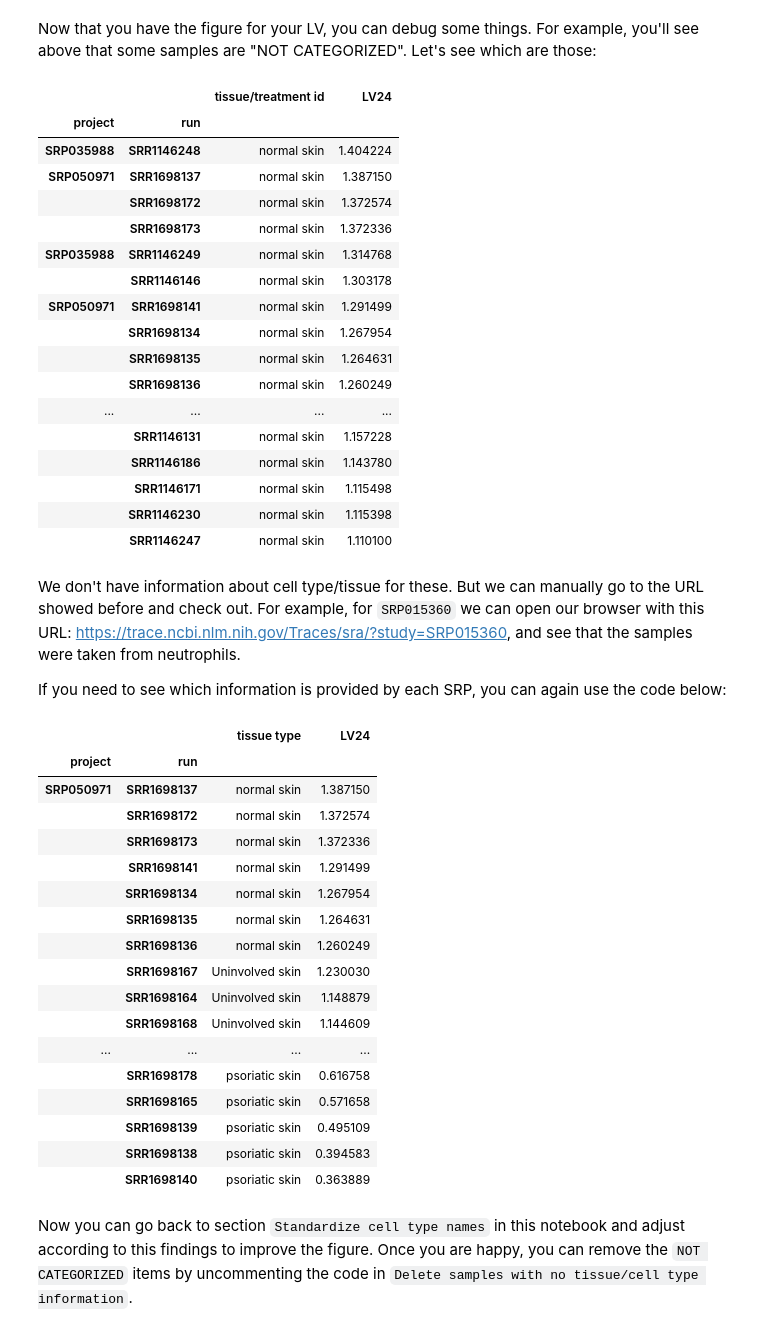
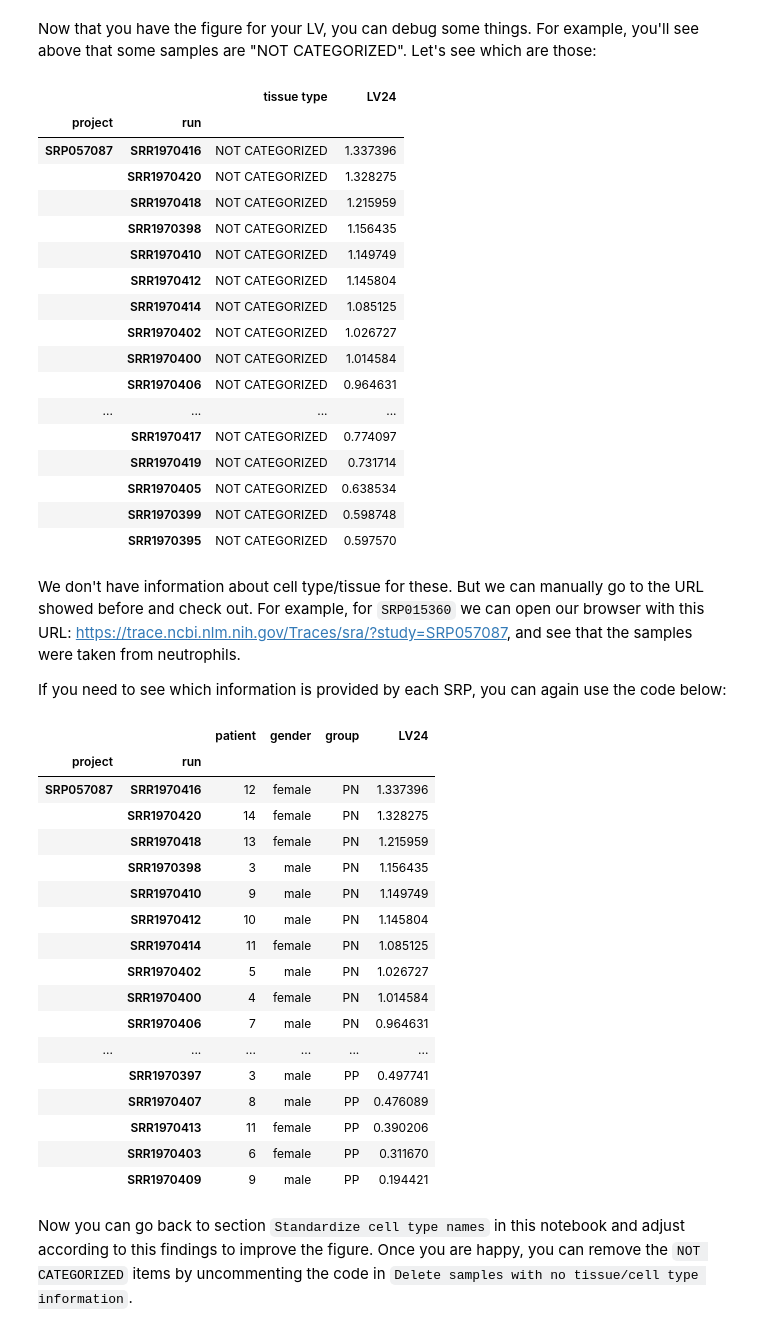
Before and after one commit to pivlab/phenoplier, a Jupyter notebook: nbs/99_demo/bone/90-LV24-cell_types.ipynb, the cells around one changed output. Cells and saved outputs as stored; diff of their text form; code cells hidden in the pictures.

```diff
--- a/nbs/99_demo/bone/90-LV24-cell_types.ipynb
+++ b/nbs/99_demo/bone/90-LV24-cell_types.ipynb
@@ -449,59 +443,59 @@ with pd.option_context(
     "display.max_rows", None, "display.max_columns", None, "display.max_colwidth", None
 ):
     _tmp = final_plot_data[
-        final_plot_data[SELECTED_ATTRIBUTES[0]].str.contains("normal skin")
+        final_plot_data[SELECTED_ATTRIBUTES[0]].str.contains("NOT CAT")
     ]
     display(_tmp.head(20))
 # %% [output]
-|  |  | tissue/treatment id | LV24 |
+|  |  | tissue type | LV24 |
 | project | run |  |  |
-| SRP035988 | SRR1146248 | normal skin | 1.404224 |
-| SRP050971 | SRR1698137 | normal skin | 1.387150 |
-|  | SRR1698172 | normal skin | 1.372574 |
-|  | SRR1698173 | normal skin | 1.372336 |
-| SRP035988 | SRR1146249 | normal skin | 1.314768 |
-|  | SRR1146146 | normal skin | 1.303178 |
-| SRP050971 | SRR1698141 | normal skin | 1.291499 |
-|  | SRR1698134 | normal skin | 1.267954 |
-|  | SRR1698135 | normal skin | 1.264631 |
-|  | SRR1698136 | normal skin | 1.260249 |
+| SRP057087 | SRR1970416 | NOT CATEGORIZED | 1.337396 |
+|  | SRR1970420 | NOT CATEGORIZED | 1.328275 |
+|  | SRR1970418 | NOT CATEGORIZED | 1.215959 |
+|  | SRR1970398 | NOT CATEGORIZED | 1.156435 |
+|  | SRR1970410 | NOT CATEGORIZED | 1.149749 |
+|  | SRR1970412 | NOT CATEGORIZED | 1.145804 |
+|  | SRR1970414 | NOT CATEGORIZED | 1.085125 |
+|  | SRR1970402 | NOT CATEGORIZED | 1.026727 |
+|  | SRR1970400 | NOT CATEGORIZED | 1.014584 |
+|  | SRR1970406 | NOT CATEGORIZED | 0.964631 |
 | ... | ... | ... | ... |
-|  | SRR1146131 | normal skin | 1.157228 |
-|  | SRR1146186 | normal skin | 1.143780 |
-|  | SRR1146171 | normal skin | 1.115498 |
-|  | SRR1146230 | normal skin | 1.115398 |
-|  | SRR1146247 | normal skin | 1.110100 |
+|  | SRR1970417 | NOT CATEGORIZED | 0.774097 |
+|  | SRR1970419 | NOT CATEGORIZED | 0.731714 |
+|  | SRR1970405 | NOT CATEGORIZED | 0.638534 |
+|  | SRR1970399 | NOT CATEGORIZED | 0.598748 |
+|  | SRR1970395 | NOT CATEGORIZED | 0.597570 |
 # %% [markdown]
 We don't have information about cell type/tissue for these.
 But we can manually go to the URL showed before and check out.
 For example, for `SRP015360` we can open our browser with this URL:
-https://trace.ncbi.nlm.nih.gov/Traces/sra/?study=SRP015360, and see that the samples were taken from neutrophils.
+https://trace.ncbi.nlm.nih.gov/Traces/sra/?study=SRP057087, and see that the samples were taken from neutrophils.
 
 If you need to see which information is provided by each SRP, you can again use the code below:
 # %%
 # what is there in these projects?
-lv_data.loc[["SRP050971"]].dropna(how="all", axis=1).sort_values(
+lv_data.loc[["SRP057087"]].dropna(how="all", axis=1).sort_values(
     LV_NAME, ascending=False
 ).head(60)
 # %% [output]
-|  |  | tissue type | LV24 |
-| project | run |  |  |
-| SRP050971 | SRR1698137 | normal skin | 1.387150 |
-|  | SRR1698172 | normal skin | 1.372574 |
-|  | SRR1698173 | normal skin | 1.372336 |
-|  | SRR1698141 | normal skin | 1.291499 |
-|  | SRR1698134 | normal skin | 1.267954 |
-|  | SRR1698135 | normal skin | 1.264631 |
-|  | SRR1698136 | normal skin | 1.260249 |
-|  | SRR1698167 | Uninvolved skin | 1.230030 |
-|  | SRR1698164 | Uninvolved skin | 1.148879 |
-|  | SRR1698168 | Uninvolved skin | 1.144609 |
-| ... | ... | ... | ... |
-|  | SRR1698178 | psoriatic skin | 0.616758 |
-|  | SRR1698165 | psoriatic skin | 0.571658 |
-|  | SRR1698139 | psoriatic skin | 0.495109 |
-|  | SRR1698138 | psoriatic skin | 0.394583 |
-|  | SRR1698140 | psoriatic skin | 0.363889 |
+|  |  | patient | gender | group | LV24 |
+| project | run |  |  |  |  |
+| SRP057087 | SRR1970416 | 12 | female | PN | 1.337396 |
+|  | SRR1970420 | 14 | female | PN | 1.328275 |
+|  | SRR1970418 | 13 | female | PN | 1.215959 |
+|  | SRR1970398 | 3 | male | PN | 1.156435 |
+|  | SRR1970410 | 9 | male | PN | 1.149749 |
+|  | SRR1970412 | 10 | male | PN | 1.145804 |
+|  | SRR1970414 | 11 | female | PN | 1.085125 |
+|  | SRR1970402 | 5 | male | PN | 1.026727 |
+|  | SRR1970400 | 4 | female | PN | 1.014584 |
+|  | SRR1970406 | 7 | male | PN | 0.964631 |
+| ... | ... | ... | ... | ... | ... |
+|  | SRR1970397 | 3 | male | PP | 0.497741 |
+|  | SRR1970407 | 8 | male | PP | 0.476089 |
+|  | SRR1970413 | 11 | female | PP | 0.390206 |
+|  | SRR1970403 | 6 | female | PP | 0.311670 |
+|  | SRR1970409 | 9 | male | PP | 0.194421 |
 # %% [markdown]
 Now you can go back to section `Standardize cell type names` in this notebook and adjust according to this findings to improve the figure.
 Once you are happy, you can remove the `NOT CATEGORIZED` items by uncommenting the code in `Delete samples with no tissue/cell type information`.
```
Also changed, not shown: parts of 12 cells of this notebook, 1 other file.
